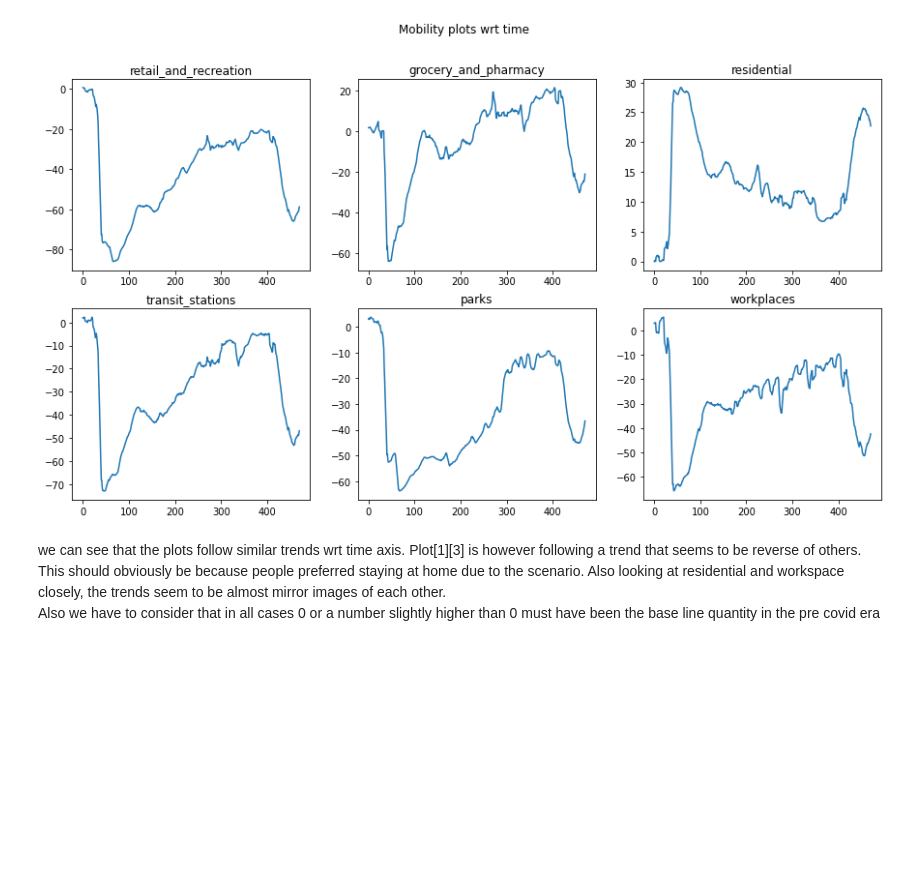
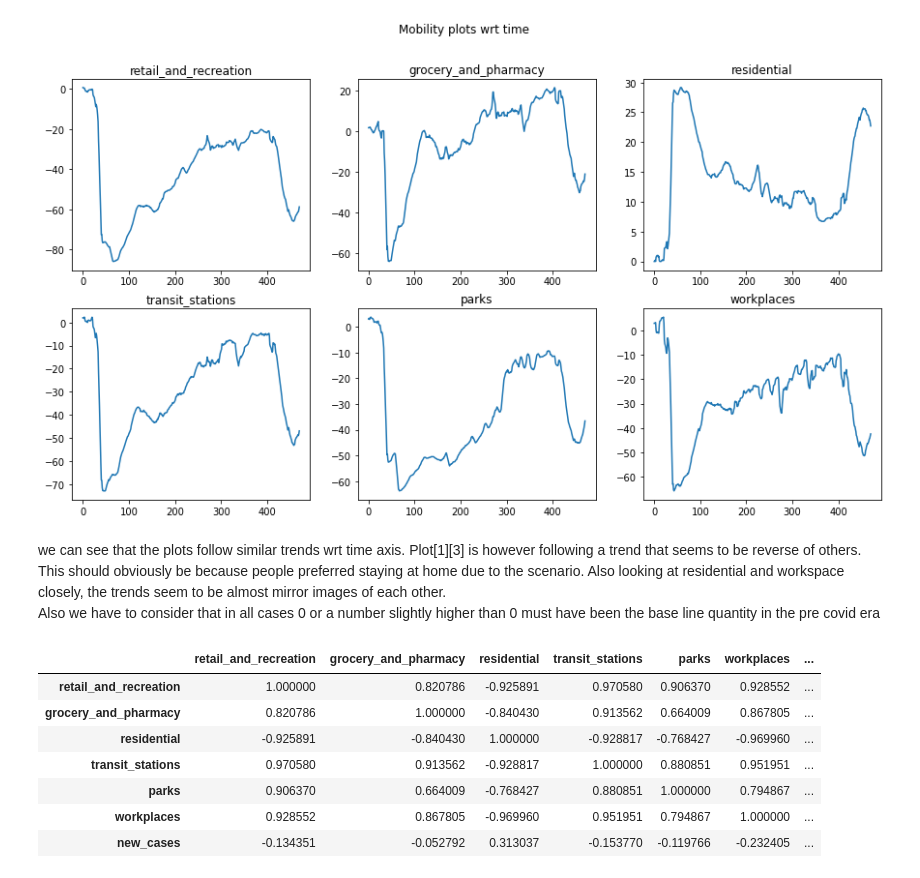
Before and after one commit to Pulkit-m/Machine-Learning, a Jupyter notebook: assignment1/Data Processing.ipynb, the cells around one changed output. Drawn from its saved outputs; the diff is of its cells as text; code cells hidden in the pictures; blank space fills up the shorter version.

Commit message:
correlation matrix

```diff
--- a/assignment1/Data Processing.ipynb
+++ b/assignment1/Data Processing.ipynb
@@ -149,3 +149,15 @@ for i, column in enumerate(mobility_columns):
 # %% [markdown]
 we can see that the plots follow similar trends wrt time axis. Plot[1][3] is however following a trend that seems to be reverse of others. This should obviously be because people preferred staying at home due to the scenario. Also looking at residential and workspace closely, the trends seem to be almost mirror images of each other.
 Also we have to consider that in all cases 0 or a number slightly higher than 0 must have been the base line quantity in the pre covid era
+# %%
+# correlation matrix for dataset
+covid_data.corr()
+# %% [output]
+|  | retail_and_recreation | grocery_and_pharmacy | residential | transit_stations | parks | workplaces | ... |
+| retail_and_recreation | 1.000000 | 0.820786 | -0.925891 | 0.970580 | 0.906370 | 0.928552 | ... |
+| grocery_and_pharmacy | 0.820786 | 1.000000 | -0.840430 | 0.913562 | 0.664009 | 0.867805 | ... |
+| residential | -0.925891 | -0.840430 | 1.000000 | -0.928817 | -0.768427 | -0.969960 | ... |
+| transit_stations | 0.970580 | 0.913562 | -0.928817 | 1.000000 | 0.880851 | 0.951951 | ... |
+| parks | 0.906370 | 0.664009 | -0.768427 | 0.880851 | 1.000000 | 0.794867 | ... |
+| workplaces | 0.928552 | 0.867805 | -0.969960 | 0.951951 | 0.794867 | 1.000000 | ... |
+| new_cases | -0.134351 | -0.052792 | 0.313037 | -0.153770 | -0.119766 | -0.232405 | ... |
```
